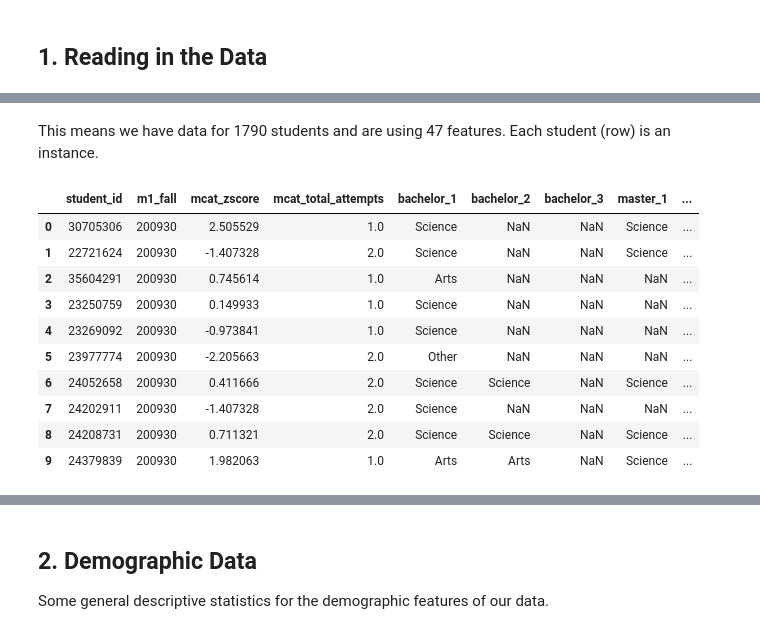
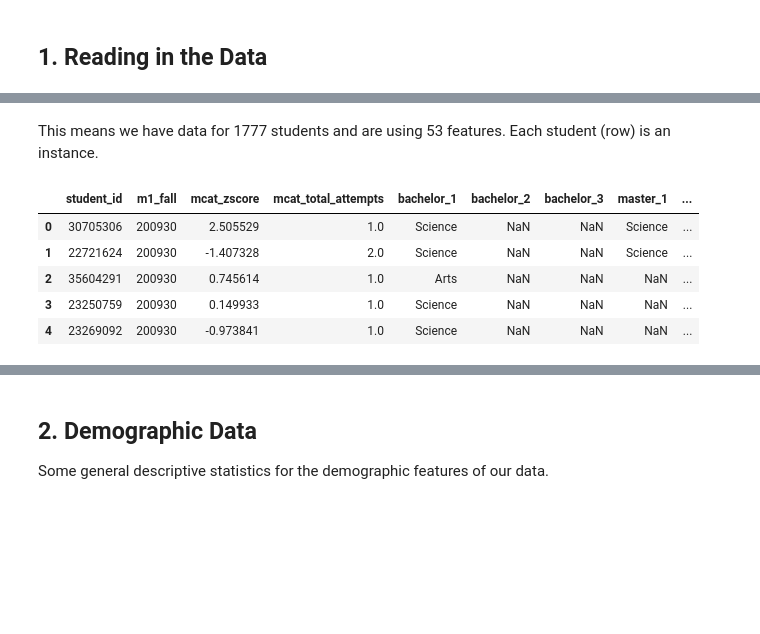
Before and after one commit to amirunpri2018/Med-Students-Learning-Analytics, a Jupyter notebook: code/exploratory_data_analysis/Exploratory_Data_Analysis.ipynb, the cells around one changed output, grey strips where cells are left out. Cells and saved outputs as stored; diff of their text form; code cells hidden in the pictures; blank space fills up the shorter version.

```diff
--- a/code/exploratory_data_analysis/Exploratory_Data_Analysis.ipynb
+++ b/code/exploratory_data_analysis/Exploratory_Data_Analysis.ipynb
@@ -44,23 +39,18 @@ print(num_features)
 # %% [markdown]
-This means we have data for 1790 students and are using 47 features.  Each student (row) is an instance.
+This means we have data for 1777 students and are using 53 features.  Each student (row) is an instance.
 # %%
 # Change the max number of columns that we can display.  Now we will be able to see all columns of data when
 # we call the method head().
 
-pd.set_option('display.max_columns', 50)
-df.head(10)
+pd.set_option('display.max_columns', 75)
+df.head()
 # %% [output]
 |  | student_id | m1_fall | mcat_zscore | mcat_total_attempts | bachelor_1 | bachelor_2 | bachelor_3 | master_1 | ... |
 | 0 | 30705306 | 200930 | 2.505529 | 1.0 | Science | NaN | NaN | Science | ... |
 | 1 | 22721624 | 200930 | -1.407328 | 2.0 | Science | NaN | NaN | Science | ... |
 | 2 | 35604291 | 200930 | 0.745614 | 1.0 | Arts | NaN | NaN | NaN | ... |
 | 3 | 23250759 | 200930 | 0.149933 | 1.0 | Science | NaN | NaN | NaN | ... |
 | 4 | 23269092 | 200930 | -0.973841 | 1.0 | Science | NaN | NaN | NaN | ... |
-| 5 | 23977774 | 200930 | -2.205663 | 2.0 | Other | NaN | NaN | NaN | ... |
-| 6 | 24052658 | 200930 | 0.411666 | 2.0 | Science | Science | NaN | Science | ... |
-| 7 | 24202911 | 200930 | -1.407328 | 2.0 | Science | NaN | NaN | NaN | ... |
-| 8 | 24208731 | 200930 | 0.711321 | 2.0 | Science | Science | NaN | Science | ... |
-| 9 | 24379839 | 200930 | 1.982063 | 1.0 | Arts | Arts | NaN | Science | ... |
 # %%
 # check data type for each feature
 
```
Also changed, not shown: parts of 39 cells of this notebook.
